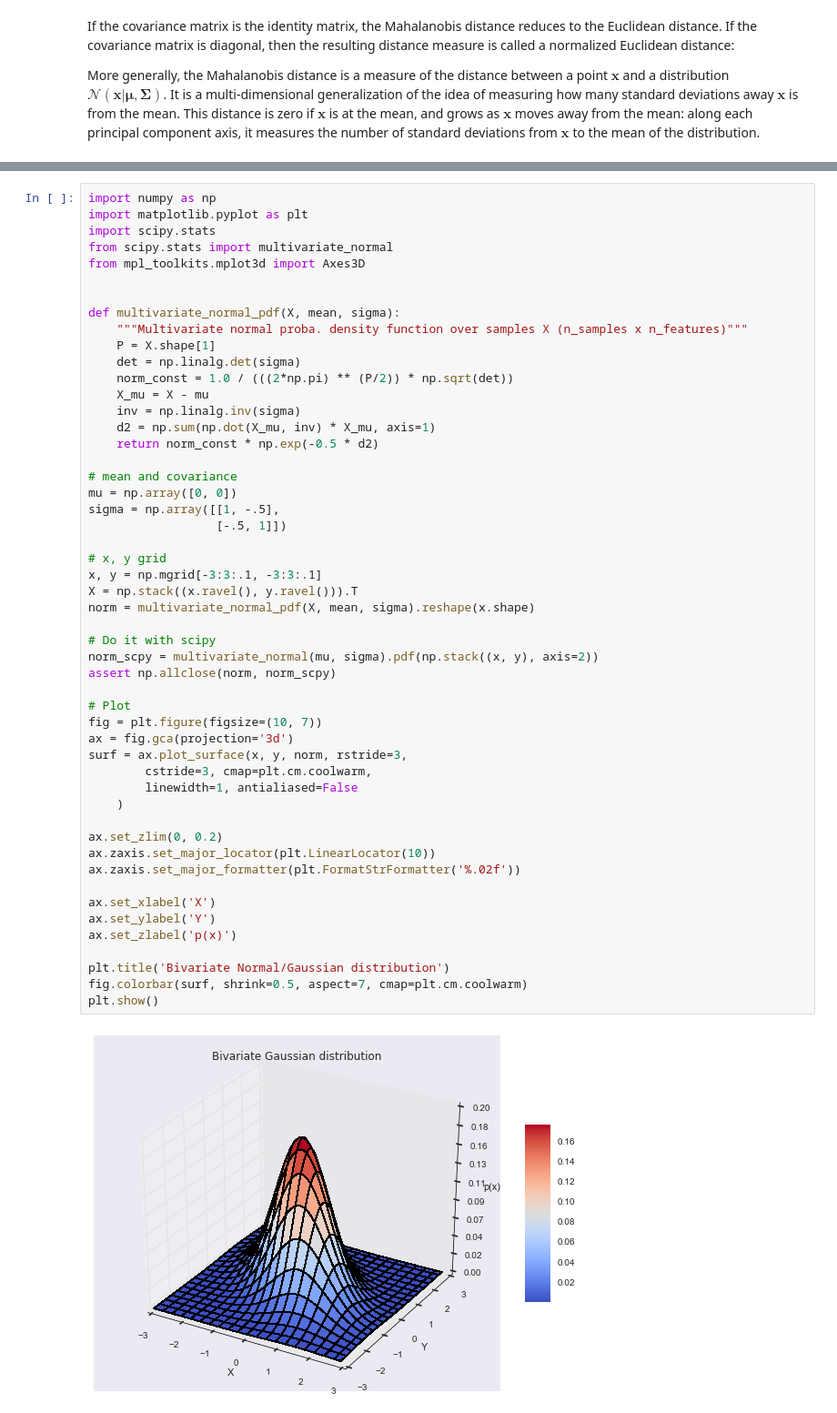
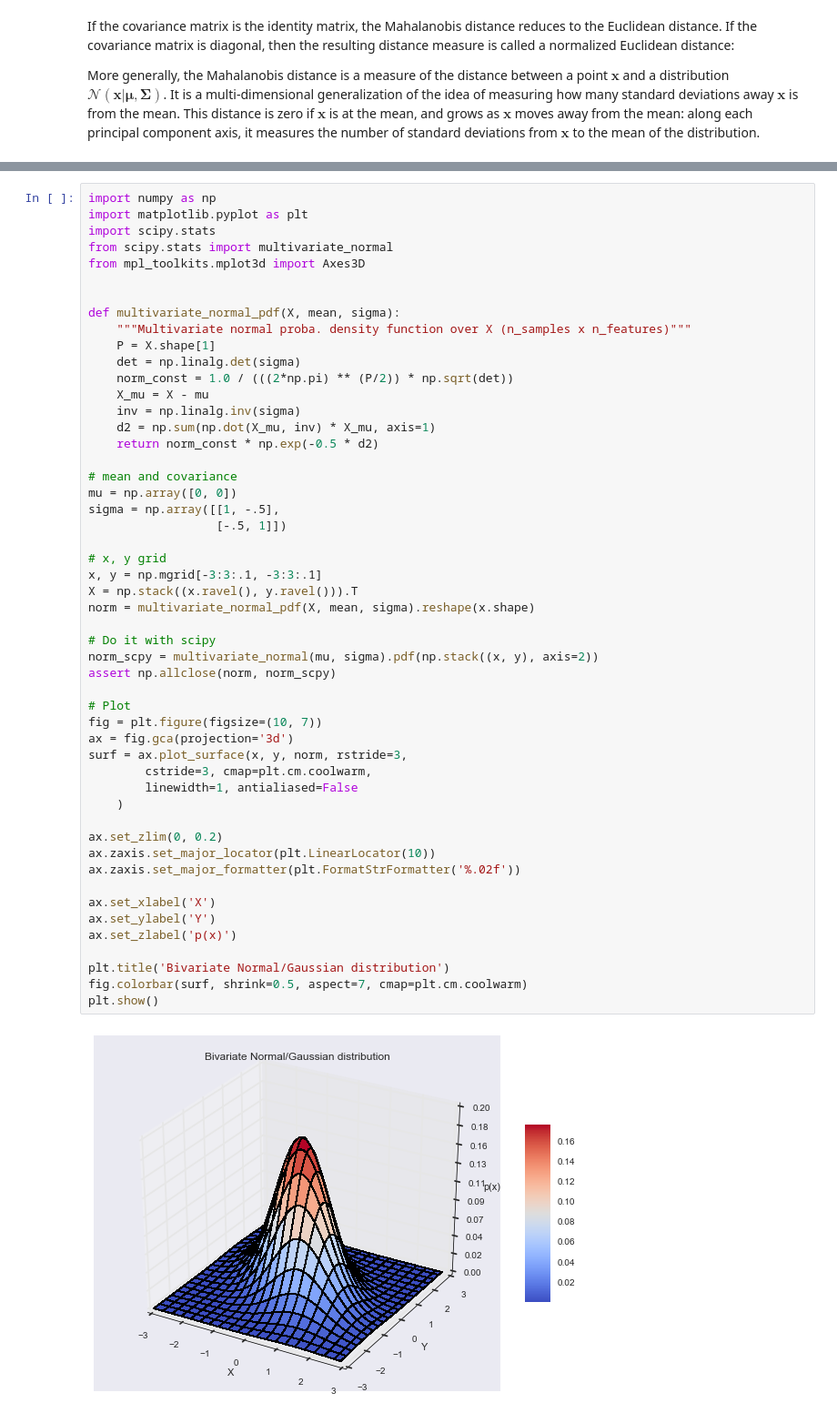
Before and after one commit to neurospin/pystatsml, a Jupyter notebook: notebooks/stat_multiv.ipynb, the cells around one changed output, grey strips where cells are left out. Shown: that part at 91% size. Drawn from its saved outputs; the diff is of its cells as text.

Commit message:
Multivariate statistics

```diff
--- a/notebooks/stat_multiv.ipynb
+++ b/notebooks/stat_multiv.ipynb
@@ -362,7 +354,7 @@ from mpl_toolkits.mplot3d import Axes3D
 
 
 def multivariate_normal_pdf(X, mean, sigma):
-    """Multivariate normal proba. density function over samples X (n_samples x n_features)"""
+    """Multivariate normal proba. density function over X (n_samples x n_features)"""
     P = X.shape[1]
     det = np.linalg.det(sigma)
     norm_const = 1.0 / (((2*np.pi) ** (P/2)) * np.sqrt(det))
@@ -378,31 +370,31 @@ sigma = np.array([[1, -.5],
 
 # x, y grid
 x, y = np.mgrid[-3:3:.1, -3:3:.1]
 X = np.stack((x.ravel(), y.ravel())).T
 norm = multivariate_normal_pdf(X, mean, sigma).reshape(x.shape)
 
 # Do it with scipy
 norm_scpy = multivariate_normal(mu, sigma).pdf(np.stack((x, y), axis=2))
 assert np.allclose(norm, norm_scpy)
 
 # Plot
 fig = plt.figure(figsize=(10, 7))
 ax = fig.gca(projection='3d')
 surf = ax.plot_surface(x, y, norm, rstride=3,
         cstride=3, cmap=plt.cm.coolwarm,
         linewidth=1, antialiased=False
     )
 
 ax.set_zlim(0, 0.2)
 ax.zaxis.set_major_locator(plt.LinearLocator(10))
 ax.zaxis.set_major_formatter(plt.FormatStrFormatter('%.02f'))
 
 ax.set_xlabel('X')
 ax.set_ylabel('Y')
 ax.set_zlabel('p(x)')
 
 plt.title('Bivariate Normal/Gaussian distribution')
 fig.colorbar(surf, shrink=0.5, aspect=7, cmap=plt.cm.coolwarm)
 plt.show()
 # %% [output]
-[figure, old version]
+[figure, new version]
```
Also changed, not shown: parts of 6 cells of this notebook, 6 other files.
